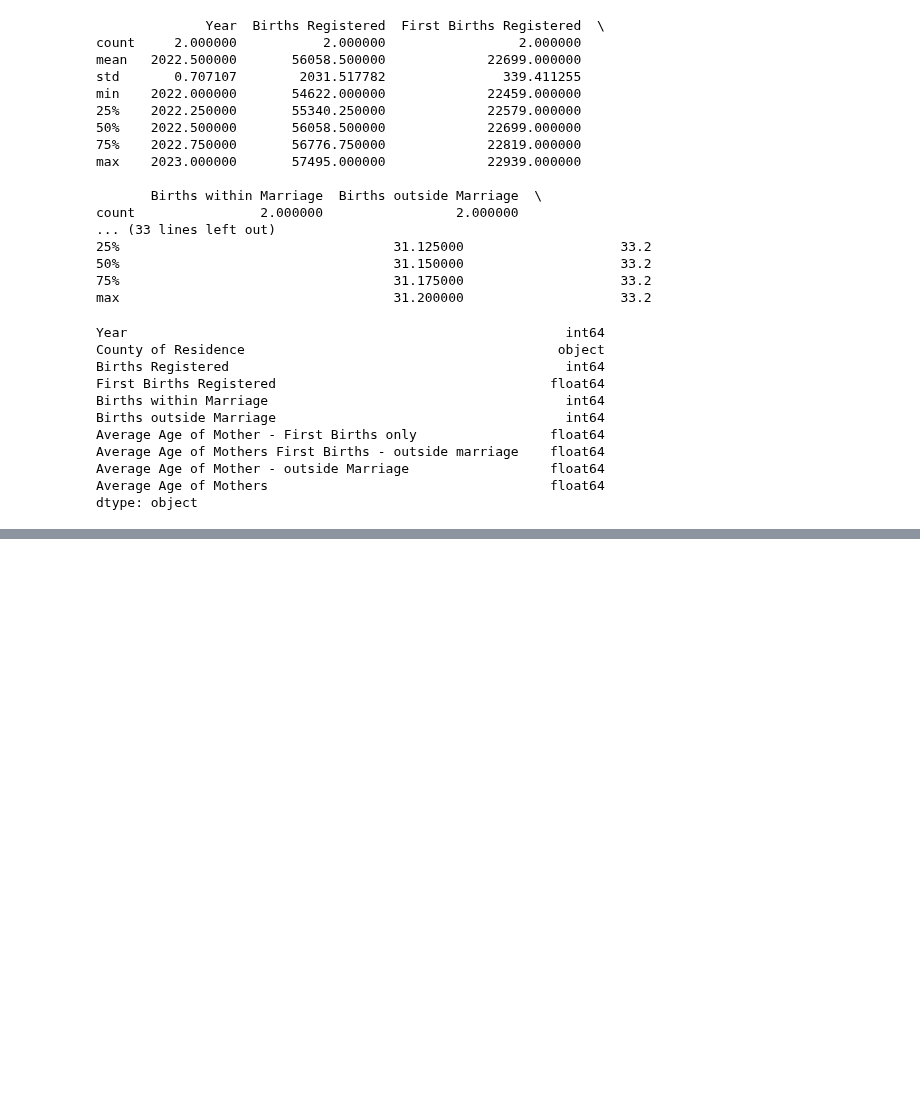
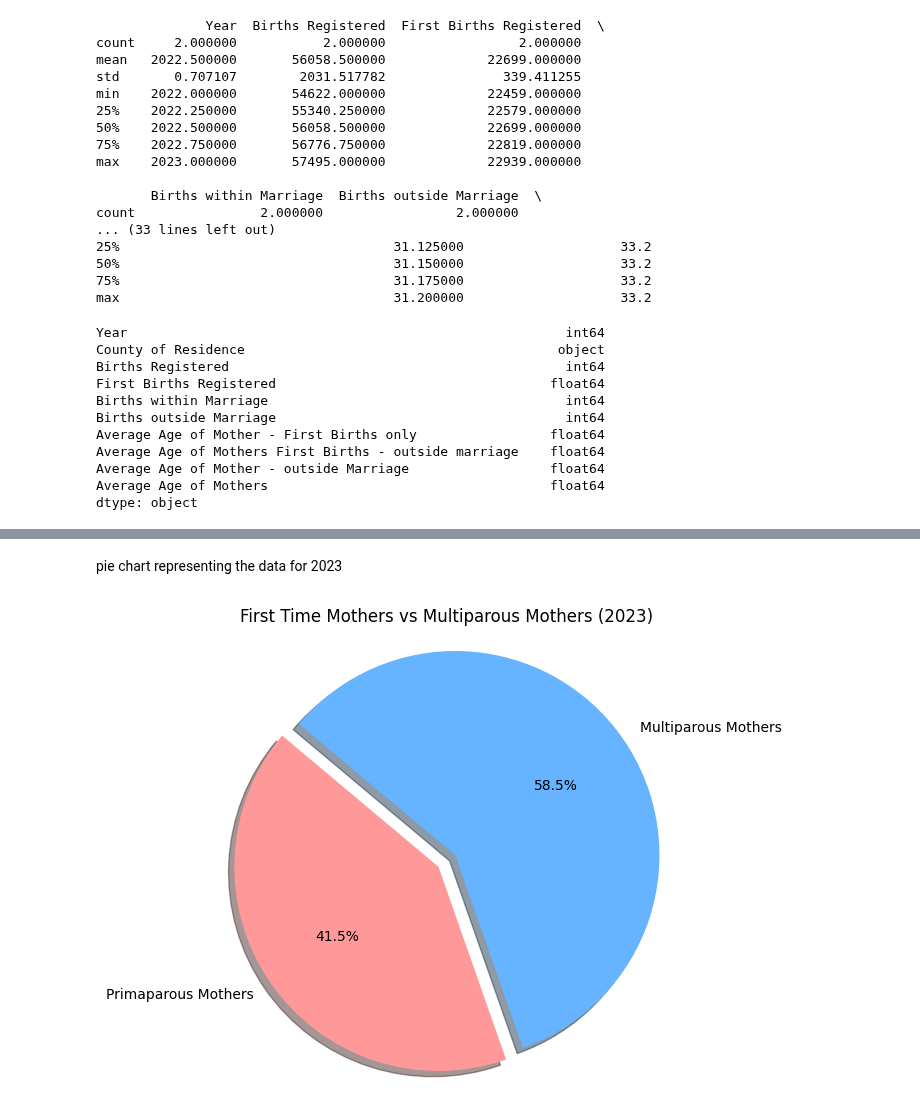
Before and after one commit to GraceMarySmyth/programming-for-data-analytics, a Jupyter notebook: Big_project/birth_rates.ipynb, the cells around one changed output, grey strips where cells are left out. Cells and saved outputs as stored; diff of their text form; code cells hidden in the pictures; blank space fills up the shorter version.

```diff
--- a/Big_project/birth_rates.ipynb
+++ b/Big_project/birth_rates.ipynb
@@ -131,0 +167,18 @@ dtype: object
+# %% [markdown]
+pie chart representing the data for 2023
+# %%
+labels = ['Primaparous Mothers', 'Multiparous Mothers']
+sizes = [22459, 31683]
+colors = ['#ff9999','#66b3ff']
+explode = (0.1, 0)
+
+# Plot
+plt.figure(figsize=(8, 6))
+plt.pie(sizes, explode=explode, labels=labels, colors=colors,
+        autopct='%1.1f%%', shadow=True, startangle=140)
+
+plt.axis('equal')  # Equal aspect ratio ensures that pie chart is circular.
+plt.title('First Time Mothers vs Multiparous Mothers (2023)')
+plt.show()
+# %% [output]
+[figure, added]
```
Also changed, not shown: parts of 5 cells of this notebook.
